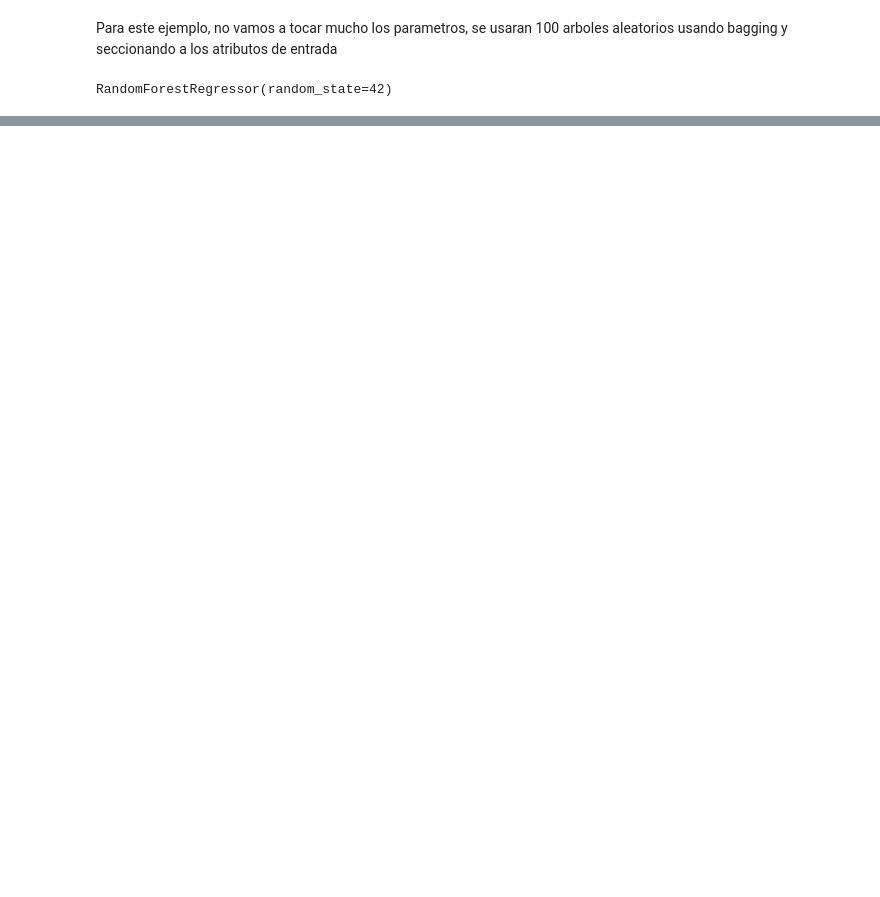
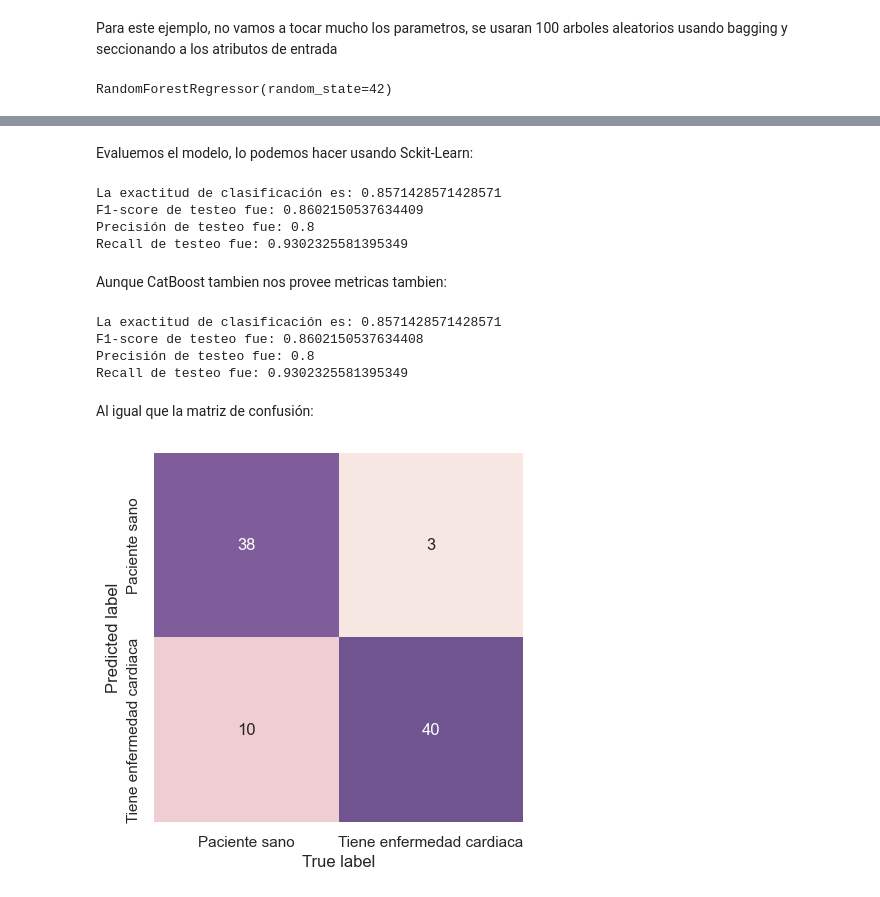
Before and after one commit to facundolucianna/Apre_Aut_CEIoT, a Jupyter notebook: clase7/jupyter_notebooks/trees.ipynb, the cells around one changed output, grey strips where cells are left out. Drawn from its saved outputs; the diff is of its cells as text; code cells hidden in the pictures; blank space fills up the shorter version.

Commit message:
Added CatBoost instead of XGBoost

```diff
--- a/clase7/jupyter_notebooks/trees.ipynb
+++ b/clase7/jupyter_notebooks/trees.ipynb
@@ -568,0 +548,2 @@ plot_boundary(X, y, xgb_classifier,
+# %%
+categorical_features_indices = np.where(X.dtypes != float)[0]
@@ -568,0 +552,12 @@ plot_boundary(X, y, xgb_classifier,
+# %%
+train_pool = Pool(X_train,
+                  label=y_train,
+                  cat_features=categorical_features_indices)
+
+validate_pool = Pool(X_val,
+                     label=y_val,
+                     cat_features=categorical_features_indices)
+
+test_pool = Pool(X_test,
+                 label=y_test,
+                 cat_features=categorical_features_indices)
@@ -568,0 +566,5 @@ plot_boundary(X, y, xgb_classifier,
+# %%
+catboost_classifier = CatBoostClassifier(
+    random_seed=42,
+    logging_level='Silent'
+)
@@ -568,0 +575,7 @@ plot_boundary(X, y, xgb_classifier,
+# %%
+catboost_classifier.fit(
+    train_pool,
+    eval_set=validate_pool,
+    early_stopping_rounds=40,
+    plot=True
+);
@@ -568,0 +632,46 @@ plot_boundary(X, y, xgb_classifier,
+# %% [markdown]
+Evaluemos el modelo, lo podemos hacer usando Sckit-Learn:
+# %%
+accuracy = accuracy_score(y_test, y_pred)
+precision = precision_score(y_test, y_pred)
+recall = recall_score(y_test, y_pred)
+f1 = f1_score(y_test, y_pred)
+
+print(f"La exactitud de clasificación es: {accuracy}")
+print(f"F1-score de testeo fue: {f1}")
+print(f"Precisión de testeo fue: {precision}")
+print(f"Recall de testeo fue: {recall}")
+# %% [output]
+La exactitud de clasificación es: 0.8571428571428571
+F1-score de testeo fue: 0.8602150537634409
+Precisión de testeo fue: 0.8
+Recall de testeo fue: 0.9302325581395349
+# %% [markdown]
+Aunque CatBoost tambien nos provee metricas tambien:
+# %%
+from catboost.utils import eval_metric
+
+print(f"La exactitud de clasificación es: {eval_metric(y_test.to_numpy(), y_pred, 'Accuracy')[0]}")
+print(f"F1-score de testeo fue: {eval_metric(y_test.to_numpy(), y_pred, 'F1')[0]}")
+print(f"Precisión de testeo fue: {eval_metric(y_test.to_numpy(), y_pred, 'Precision')[0]}")
+print(f"Recall de testeo fue: {eval_metric(y_test.to_numpy(), y_pred, 'Recall')[0]}")
+# %% [output]
+La exactitud de clasificación es: 0.8571428571428571
+F1-score de testeo fue: 0.8602150537634408
+Precisión de testeo fue: 0.8
+Recall de testeo fue: 0.9302325581395349
+# %% [markdown]
+Al igual que la matriz de confusión:
+# %%
+from catboost.utils import get_confusion_matrix
+
+confusion_matrix = get_confusion_matrix(catboost_classifier, test_pool)
+
+sns.heatmap(confusion_matrix.T, square=True, annot=True, cbar=False,
+            xticklabels=["Paciente sano", "Tiene enfermedad cardiaca"],
+            yticklabels=["Paciente sano", "Tiene enfermedad cardiaca"],
+            cmap=sns.cubehelix_palette(as_cmap=True, gamma=.5))
+plt.xlabel('True label')
+plt.ylabel('Predicted label');
+# %% [output]
+[figure, added]
```
Also changed, not shown: parts of 54 cells of this notebook, 5 other files.
